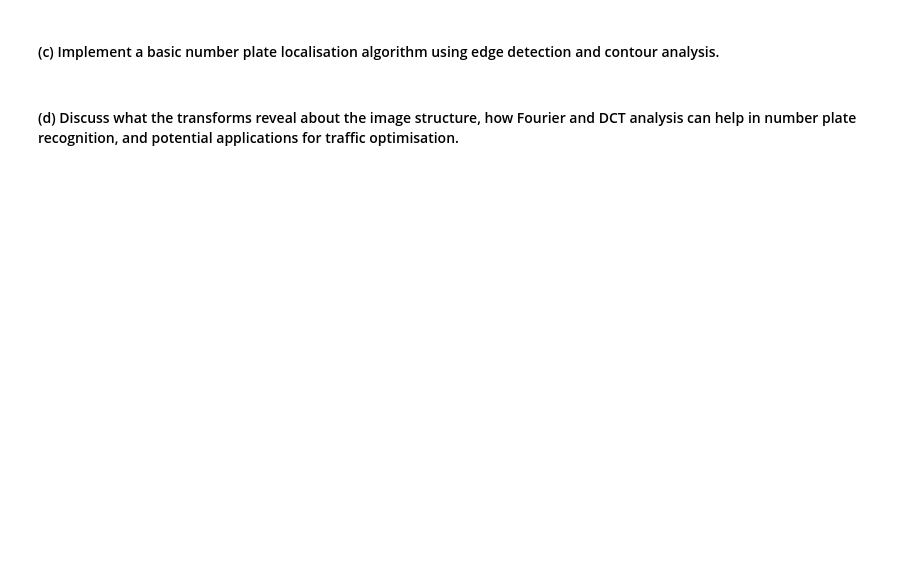
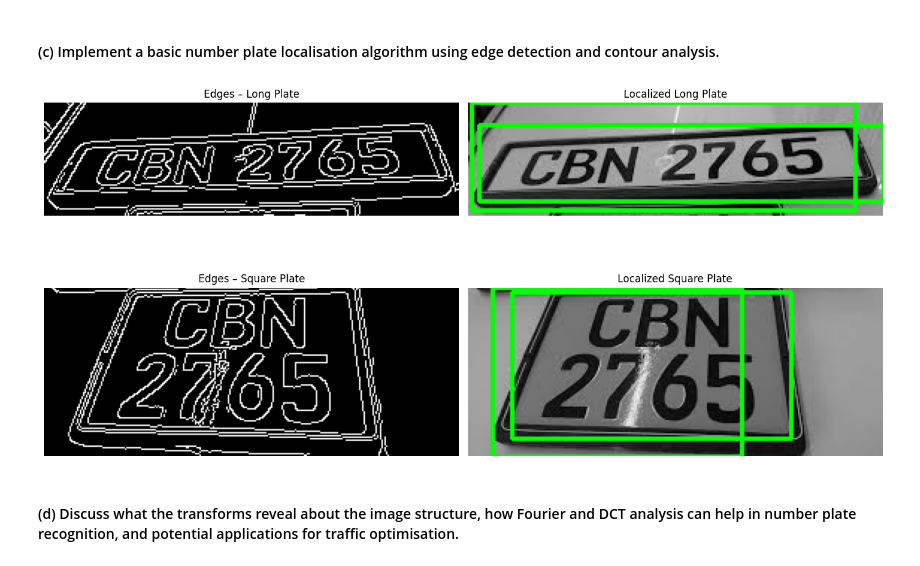
Before and after one commit to visharaaa/Math-CW-25, a Jupyter notebook: 2425578.ipynb, the cells around one changed output. Drawn from its saved outputs; the diff is of its cells as text; code cells hidden in the pictures; blank space fills up the shorter version.

```diff
--- a/2425578.ipynb
+++ b/2425578.ipynb
@@ -371,4 +407,61 @@ plt.show()
 # %% [markdown]
 #### (c) Implement a basic number plate localisation algorithm using edge detection and contour analysis.
+# %%
+import cv2
+import numpy as np
+import matplotlib.pyplot as plt
+
+def localise_plate(gray_plate):
+    # Step 1: Edge detection
+    edges = cv2.Canny(gray_plate, 100, 200)
+
+    # Step 2: Find contours
+    contours, _ = cv2.findContours(edges, cv2.RETR_EXTERNAL, cv2.CHAIN_APPROX_SIMPLE)
+
+    # Convert grayscale to RGB for drawing
+    result = cv2.cvtColor(gray_plate, cv2.COLOR_GRAY2RGB)
+
+    # Step 3: Filter contours based on shape
+    for cnt in contours:
+        x, y, w, h = cv2.boundingRect(cnt)
+        aspect_ratio = w / float(h)
+
+        # Typical number plate aspect ratio
+        if ((2.0 < aspect_ratio < 6.0) or (0.8 < aspect_ratio < 2.0)) and w > 60 and h > 20:
+          cv2.rectangle(result, (x, y), (x + w, y + h), (0, 255, 0), 2)
+
+    return edges, result
+
+# Apply localisation to both plates
+edges_long, localized_long = localise_plate(long_plate)
+edges_square, localized_square = localise_plate(square_plate)
+
+# Visualisation
+plt.figure(figsize=(14, 8))
+
+plt.subplot(2, 2, 1)
+plt.imshow(edges_long, cmap='gray')
+plt.title("Edges – Long Plate")
+plt.axis('off')
+
+plt.subplot(2, 2, 2)
+plt.imshow(localized_long)
+plt.title("Localized Long Plate")
+plt.axis('off')
+
+plt.subplot(2, 2, 3)
+plt.imshow(edges_square, cmap='gray')
+plt.title("Edges – Square Plate")
+plt.axis('off')
+
+plt.subplot(2, 2, 4)
+plt.imshow(localized_square)
+plt.title("Localized Square Plate")
+plt.axis('off')
+
+plt.tight_layout()
+plt.show()
+# %% [output]
+[figure, added]
 # %% [markdown]
 #### (d) Discuss what the transforms reveal about the image structure, how Fourier and DCT analysis can help in number plate recognition, and potential applications for traffic optimisation.
```
Also changed, not shown: parts of 7 cells of this notebook.
